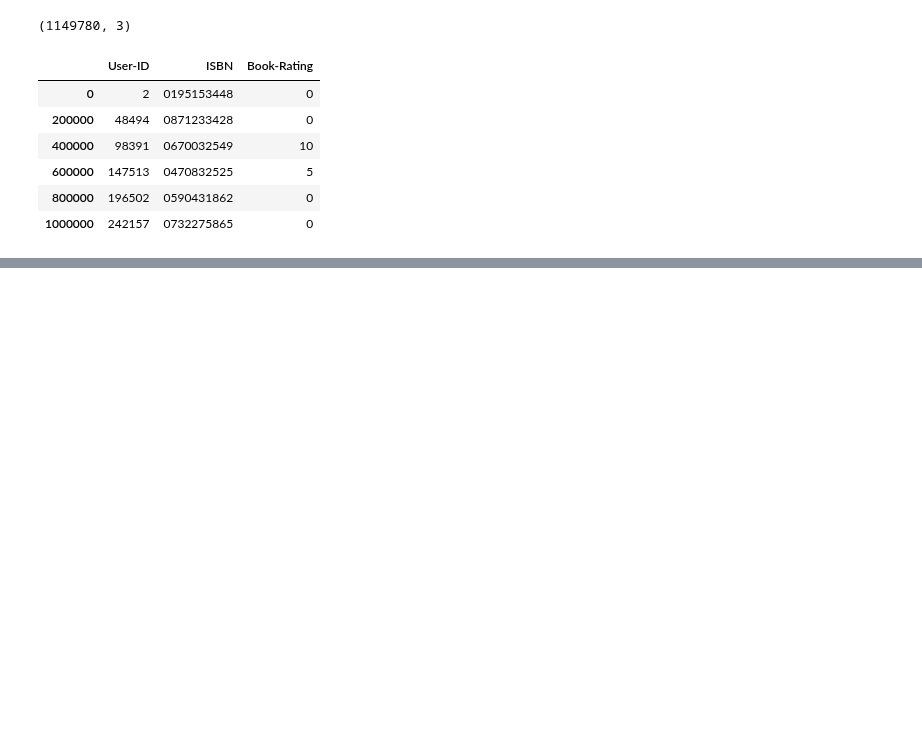
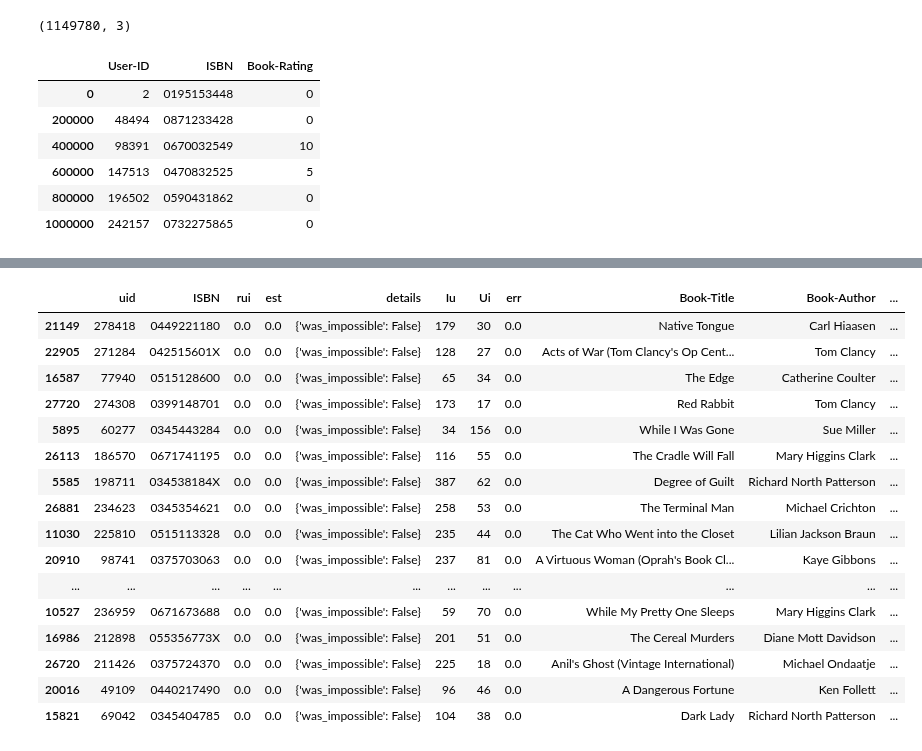
Before and after one commit to mpayumo/book-recommender-model, a Jupyter notebook: 2-book-recommender-modeling.ipynb, the cells around one changed output, grey strips where cells are left out. Drawn from its saved outputs; the diff is of its cells as text; code cells hidden in the pictures; blank space fills up the shorter version.

```diff
--- a/2-book-recommender-modeling.ipynb
+++ b/2-book-recommender-modeling.ipynb
@@ -474,0 +670,24 @@ df.iloc[::200000,:]
+# %%
+def get_Iu(uid):
+    """ return the number of items rated by given user
+    args:
+      uid: the id of the user
+    returns:
+      the number of items rated by the user
+    """
+    try:
+        return len(trainset.ur[trainset.to_inner_uid(uid)])
+    except ValueError: # user was not part of the trainset
+        return 0
+
+def get_Ui(iid):
+    """ return number of users that have rated given item
+    args:
+      iid: the raw id of the item
+    returns:
+      the number of users that have rated the item.
+    """
+    try:
+        return len(trainset.ir[trainset.to_inner_iid(iid)])
+    except ValueError:
+        return 0
@@ -474,0 +724,5 @@ df.iloc[::200000,:]
+# %%
+df_full_pred = pd.DataFrame(predictions, columns=['uid', 'iid', 'rui', 'est', 'details',])
+df_full_pred['Iu']=df_full_pred['uid'].apply(get_Iu)
+df_full_pred['Ui']=df_full_pred['iid'].apply(get_Ui)
+df_full_pred['err']=abs(df_full_pred.est - df_full_pred.rui)
@@ -474,0 +741,5 @@ df.iloc[::200000,:]
+# %%
+df_full_pred.rename(columns={'iid':'ISBN'},inplace=True)
+full_pred = pd.merge(df_full_pred, books_df, on='ISBN')
+# %%
+full_pred.sort_values(by='err', ascending=True, inplace=True)
@@ -474,0 +758,20 @@ df.iloc[::200000,:]
+# %%
+full_pred[full_pred['err'] == 0].sample(60)
+# %% [output]
+|  | uid | ISBN | rui | est | details | Iu | Ui | err | Book-Title | Book-Author | ... |
+| 21149 | 278418 | 0449221180 | 0.0 | 0.0 | {'was_impossible': False} | 179 | 30 | 0.0 | Native Tongue | Carl Hiaasen | ... |
+| 22905 | 271284 | 042515601X | 0.0 | 0.0 | {'was_impossible': False} | 128 | 27 | 0.0 | Acts of War (Tom Clancy's Op Cent... | Tom Clancy | ... |
+| 16587 | 77940 | 0515128600 | 0.0 | 0.0 | {'was_impossible': False} | 65 | 34 | 0.0 | The Edge | Catherine Coulter | ... |
+| 27720 | 274308 | 0399148701 | 0.0 | 0.0 | {'was_impossible': False} | 173 | 17 | 0.0 | Red Rabbit | Tom Clancy | ... |
+| 5895 | 60277 | 0345443284 | 0.0 | 0.0 | {'was_impossible': False} | 34 | 156 | 0.0 | While I Was Gone | Sue Miller | ... |
+| 26113 | 186570 | 0671741195 | 0.0 | 0.0 | {'was_impossible': False} | 116 | 55 | 0.0 | The Cradle Will Fall | Mary Higgins Clark | ... |
+| 5585 | 198711 | 034538184X | 0.0 | 0.0 | {'was_impossible': False} | 387 | 62 | 0.0 | Degree of Guilt | Richard North Patterson | ... |
+| 26881 | 234623 | 0345354621 | 0.0 | 0.0 | {'was_impossible': False} | 258 | 53 | 0.0 | The Terminal Man | Michael Crichton | ... |
+| 11030 | 225810 | 0515113328 | 0.0 | 0.0 | {'was_impossible': False} | 235 | 44 | 0.0 | The Cat Who Went into the Closet | Lilian Jackson Braun | ... |
+| 20910 | 98741 | 0375703063 | 0.0 | 0.0 | {'was_impossible': False} | 237 | 81 | 0.0 | A Virtuous Woman (Oprah's Book Cl... | Kaye Gibbons | ... |
+| ... | ... | ... | ... | ... | ... | ... | ... | ... | ... | ... | ... |
+| 10527 | 236959 | 0671673688 | 0.0 | 0.0 | {'was_impossible': False} | 59 | 70 | 0.0 | While My Pretty One Sleeps | Mary Higgins Clark | ... |
+| 16986 | 212898 | 055356773X | 0.0 | 0.0 | {'was_impossible': False} | 201 | 51 | 0.0 | The Cereal Murders | Diane Mott Davidson | ... |
+| 26720 | 211426 | 0375724370 | 0.0 | 0.0 | {'was_impossible': False} | 225 | 18 | 0.0 | Anil's Ghost (Vintage International) | Michael Ondaatje | ... |
+| 20016 | 49109 | 0440217490 | 0.0 | 0.0 | {'was_impossible': False} | 96 | 46 | 0.0 | A Dangerous Fortune | Ken Follett | ... |
+| 15821 | 69042 | 0345404785 | 0.0 | 0.0 | {'was_impossible': False} | 104 | 38 | 0.0 | Dark Lady | Richard North Patterson | ... |
```
Also changed, not shown: parts of 43 cells of this notebook, 1 other file.
